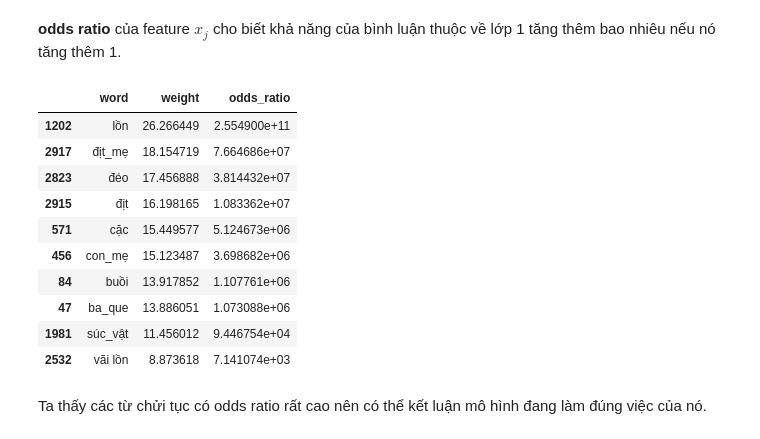
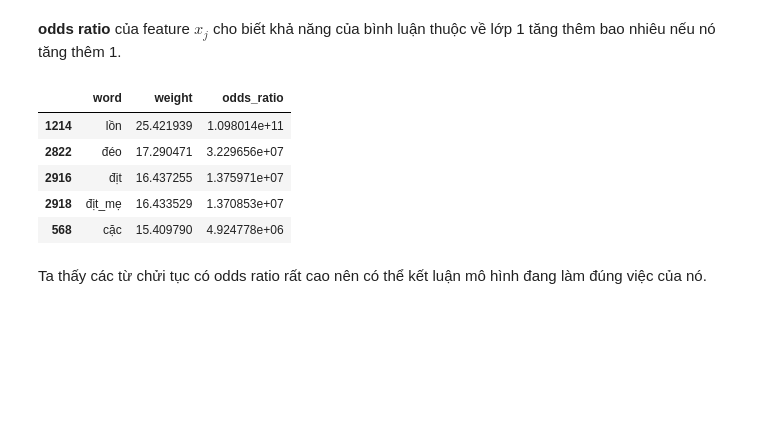
Before and after one commit to phuocvtran/toxiclassifier, a Jupyter notebook: notebook.ipynb, the cells around one changed output. Saved outputs shown, nothing was run; the diff lists cells and outputs as text; code cells hidden in the pictures; blank space fills up the shorter version.

```diff
--- a/notebook.ipynb
+++ b/notebook.ipynb
@@ -79,8 +79,8 @@ from preprocess import preprocess_df
 # %%
 X = raw_data.drop(["id"], axis=1)
 # %%
-X = preprocess_df(X)
+X_proc = preprocess_df(X)
 # %%
-X = X.replace("", np.NaN)
-X.isnull().sum()
+X_proc = X_proc.replace("", np.NaN)
+X_proc.isnull().sum()
 # %% [output]
@@ -92,6 +109,4 @@ Sau khi tiền xử lý có 371 bình luận bị trống, những bình luận
 # %%
-X = X.dropna()
-X.to_csv("data/preprocessed_data.csv", index=False)
+X_proc = X_proc.dropna()
+X_proc.to_csv("data/preprocessed_data.csv", index=False)
+X = X_proc.reset_index().drop(["index"], axis=1)
-# %%
-with open("toxic.txt", "w") as f:
-    f.write(" ".join(X.where(X.is_toxic==1).comment.dropna().to_list()))
@@ -449,19 +473,14 @@ dic = {"word": vectorizer.get_feature_names(),
        "odds_ratio": np.exp(lg.coef_[0])}
 table = pd.DataFrame(dic)
 # %%
-table.sort_values(by=["odds_ratio"], axis=0, ascending=False).head(10)
+table.sort_values(by=["odds_ratio"], axis=0, ascending=False).head()
 # %% [output]
 |  | word | weight | odds_ratio |
-| 1202 | lồn | 26.266449 | 2.554900e+11 |
-| 2917 | địt_mẹ | 18.154719 | 7.664686e+07 |
-| 2823 | đéo | 17.456888 | 3.814432e+07 |
-| 2915 | địt | 16.198165 | 1.083362e+07 |
-| 571 | cặc | 15.449577 | 5.124673e+06 |
-| 456 | con_mẹ | 15.123487 | 3.698682e+06 |
-| 84 | buồi | 13.917852 | 1.107761e+06 |
-| 47 | ba_que | 13.886051 | 1.073088e+06 |
-| 1981 | súc_vật | 11.456012 | 9.446754e+04 |
-| 2532 | vãi lồn | 8.873618 | 7.141074e+03 |
+| 1214 | lồn | 25.421939 | 1.098014e+11 |
+| 2822 | đéo | 17.290471 | 3.229656e+07 |
+| 2916 | địt | 16.437255 | 1.375971e+07 |
+| 2918 | địt_mẹ | 16.433529 | 1.370853e+07 |
+| 568 | cặc | 15.409790 | 4.924778e+06 |
 # %% [markdown]
 Ta thấy các từ chửi tục có odds ratio rất cao nên có thể kết luận mô hình đang làm đúng việc của nó.
 # %%
```
Also changed, not shown: parts of 16 cells of this notebook, 5 other files.
